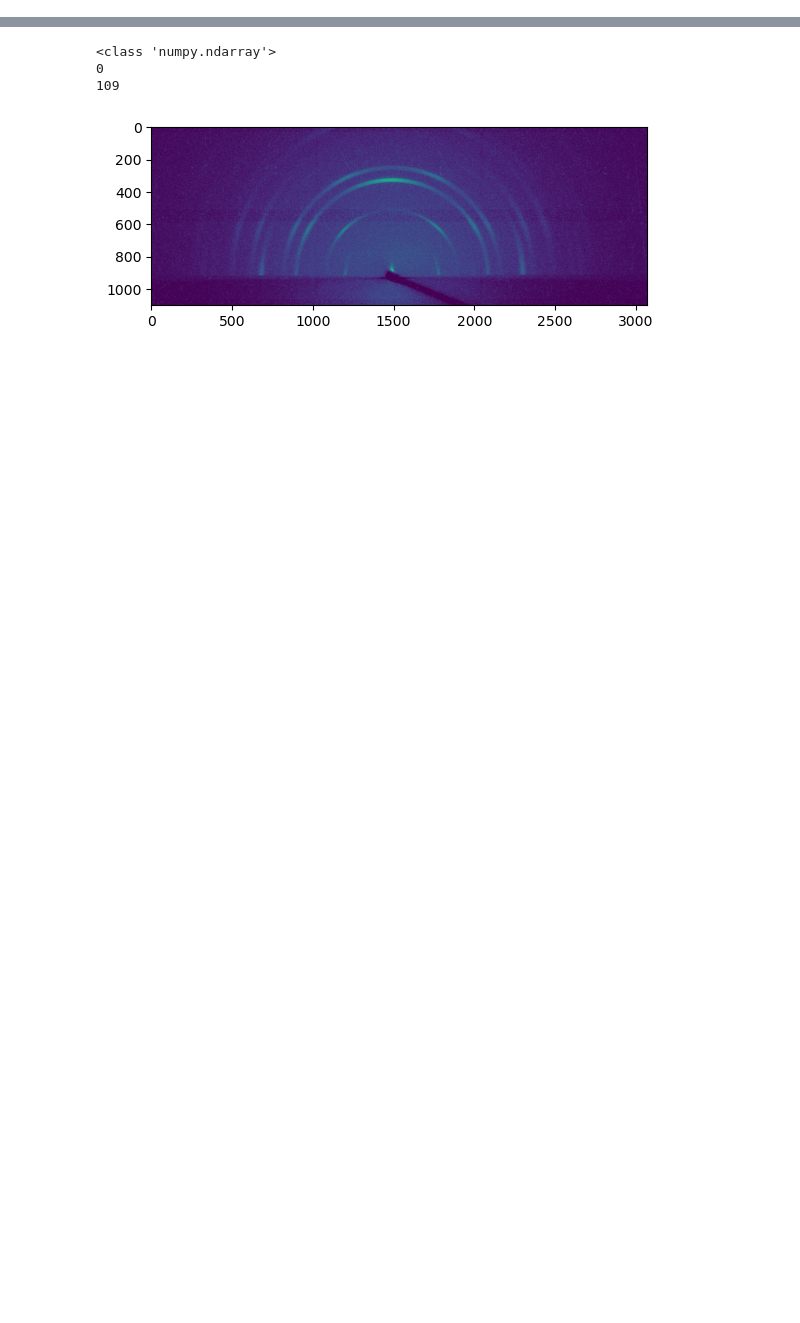
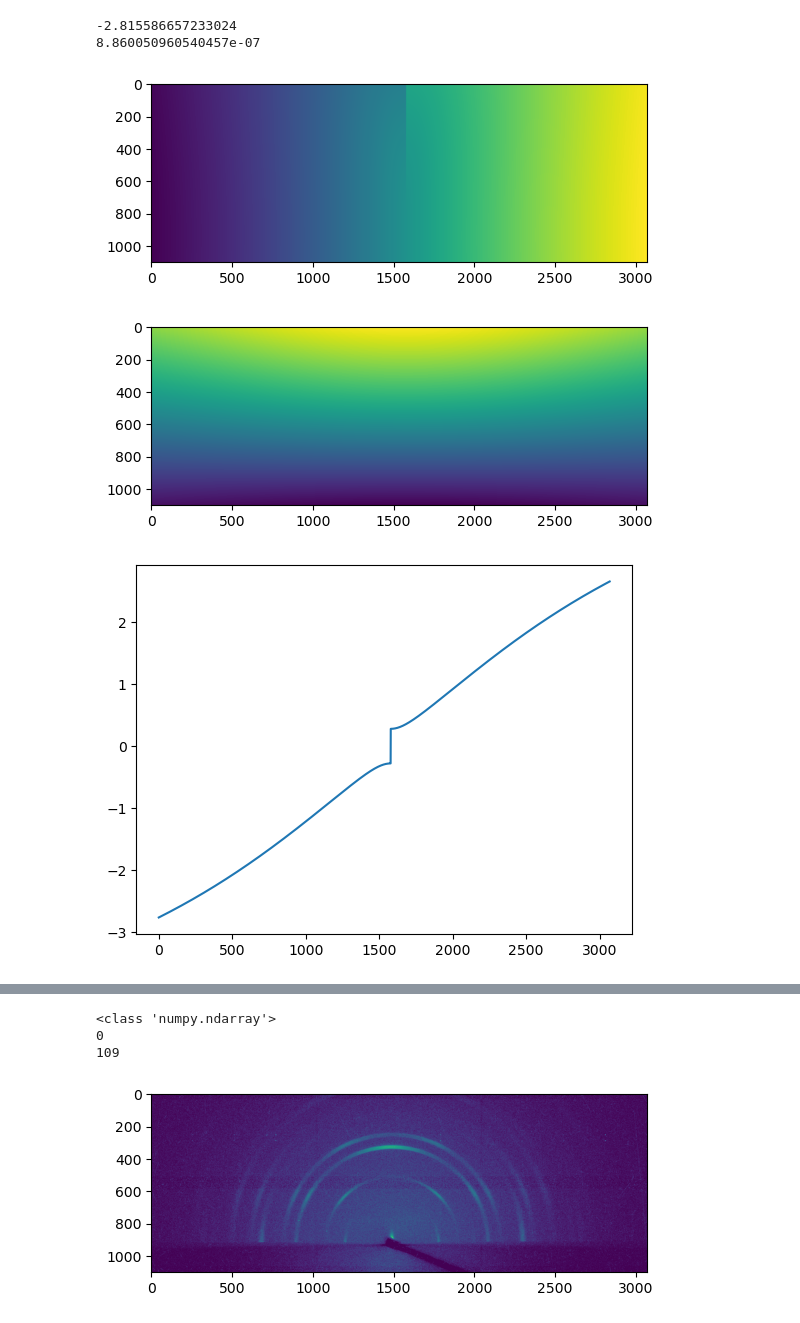
Before and after one commit to ttortorici/GIWAXS, a Jupyter notebook: transform.ipynb, the cells around one changed output, grey strips where cells are left out. Drawn from its saved outputs; the diff is of its cells as text; code cells hidden in the pictures; blank space fills up the shorter version.

```diff
--- a/transform.ipynb
+++ b/transform.ipynb
@@ -37,0 +124,17 @@ C:\Users\Teddy\OneDrive - UCB-O365\Rogerslab3\Teddy\TPP Films\BTB-TPP\2024 Film
+# %%
+plt.figure()
+plt.imshow(q[0])
+plt.figure()
+plt.imshow(q[1])
+plt.figure()
+plt.plot(q[0, 200, :])
+plt.figure()
+plt.plot(q[1, 200, :])
+print(np.min(q[0]))
+print(np.min(np.abs(q[1])))
+# %% [output]
+-2.815586657233024
+8.860050960540457e-07
+[figure, added]
+[figure, added]
+[figure, added]
```
Also changed, not shown: parts of 19 cells of this notebook, 16 other files.
